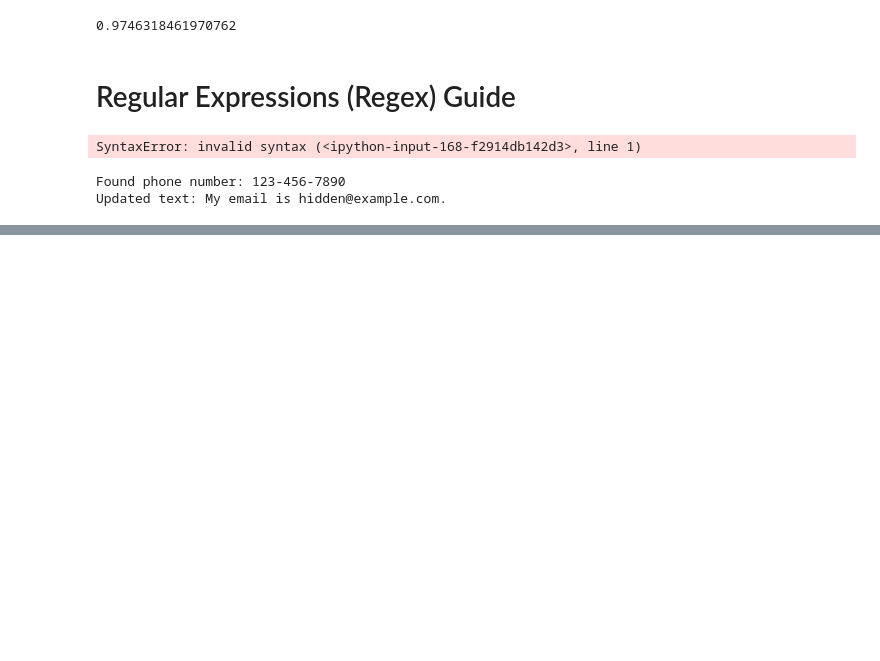
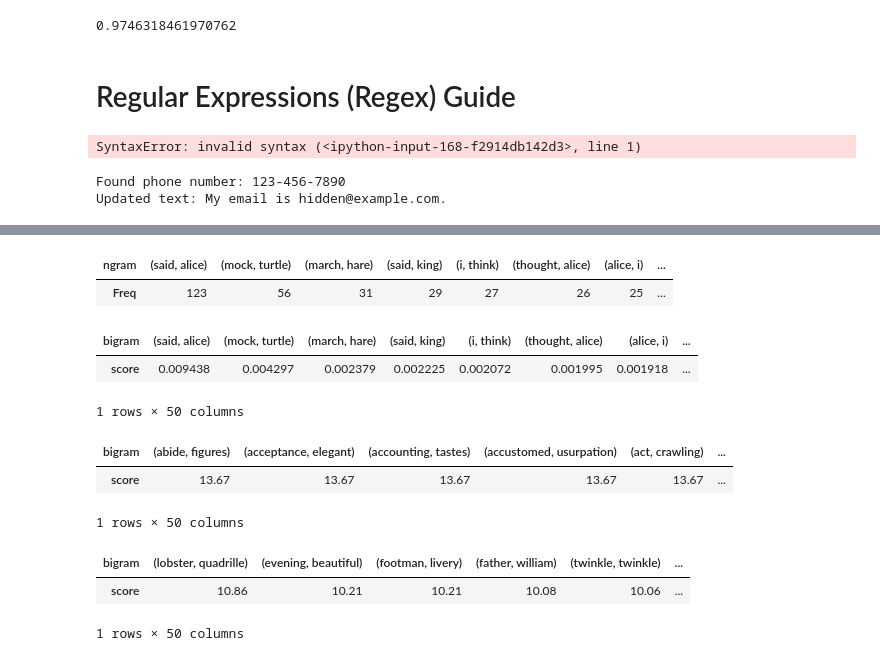
Before and after one commit to matsunagateitoku/Portfolio, a Jupyter notebook: notebooks/eCornell_notes.ipynb, the cells around one changed output, grey strips where cells are left out. Saved outputs shown, nothing was run; the diff lists cells and outputs as text; code cells hidden in the pictures; blank space fills up the shorter version.

```diff
--- a/notebooks/eCornell_notes.ipynb
+++ b/notebooks/eCornell_notes.ipynb
@@ -1213,0 +1247,37 @@ Updated text: My email is hidden@example.com.
+# %%
+sDoc2 = nltk.corpus.gutenberg.raw(fileids='carroll-alice.txt')
+LsDoc2 = [s.lower() for s in nltk.word_tokenize(sDoc2) if (not s in LsStopwords) and s.isalpha()]
+Make_NGrams(LsDoc2, 2).T
+# %% [output]
+| ngram | (said, alice) | (mock, turtle) | (march, hare) | (said, king) | (i, think) | (thought, alice) | (alice, i) | ... |
+| Freq | 123 | 56 | 31 | 29 | 27 | 26 | 25 | ... |
+# %%
+raw_freq = nltk.collocations.BigramAssocMeasures.raw_freq  # a function definition is saved to raw_freq
+pmi = nltk.collocations.BigramAssocMeasures.pmi     # pointwise mutual information = log_2(P(x,y)/P(x)/P(y))
+
+def Bigram_Collocations(LsDoc=[], BiGramMeasure=raw_freq, minFreq=1, minChar=1, nTop=50, LsStopwords=[]):
+    bcf = nltk.collocations.BigramCollocationFinder.from_words(LsDoc)
+    # the filter removes stopwords (regardless of case) or words shorter than minChar
+    bcf.apply_word_filter(lambda w: len(w) < minChar or w.lower() in LsStopwords) # min required characters; stopword filter
+    bcf.apply_freq_filter(minFreq)                                                # minimal required frequency of collocation
+    LTsBGC = bcf.score_ngrams(BiGramMeasure)[:nTop]                               # list of tuples of phrase and score (BiGram collocation)
+    df = pd.DataFrame(LTsBGC, columns=['bigram', 'score']).set_index('bigram')
+    return df
+
+Bigram_Collocations(LsDoc2, BiGramMeasure=raw_freq).T
+# %% [output]
+| bigram | (said, alice) | (mock, turtle) | (march, hare) | (said, king) | (i, think) | (thought, alice) | (alice, i) | ... |
+| score | 0.009438 | 0.004297 | 0.002379 | 0.002225 | 0.002072 | 0.001995 | 0.001918 | ... |
+1 rows × 50 columns
+# %%
+Bigram_Collocations(LsDoc2, BiGramMeasure=pmi).round(2).T
+# %% [output]
+| bigram | (abide, figures) | (acceptance, elegant) | (accounting, tastes) | (accustomed, usurpation) | (act, crawling) | ... |
+| score | 13.67 | 13.67 | 13.67 | 13.67 | 13.67 | ... |
+1 rows × 50 columns
+# %%
+Bigram_Collocations(LsDoc2, BiGramMeasure=pmi, minFreq=3, minChar=5).round(2).T
+# %% [output]
+| bigram | (lobster, quadrille) | (evening, beautiful) | (footman, livery) | (father, william) | (twinkle, twinkle) | ... |
+| score | 10.86 | 10.21 | 10.21 | 10.08 | 10.06 | ... |
+1 rows × 50 columns
```
Also changed, not shown: parts of 7 cells of this notebook.
